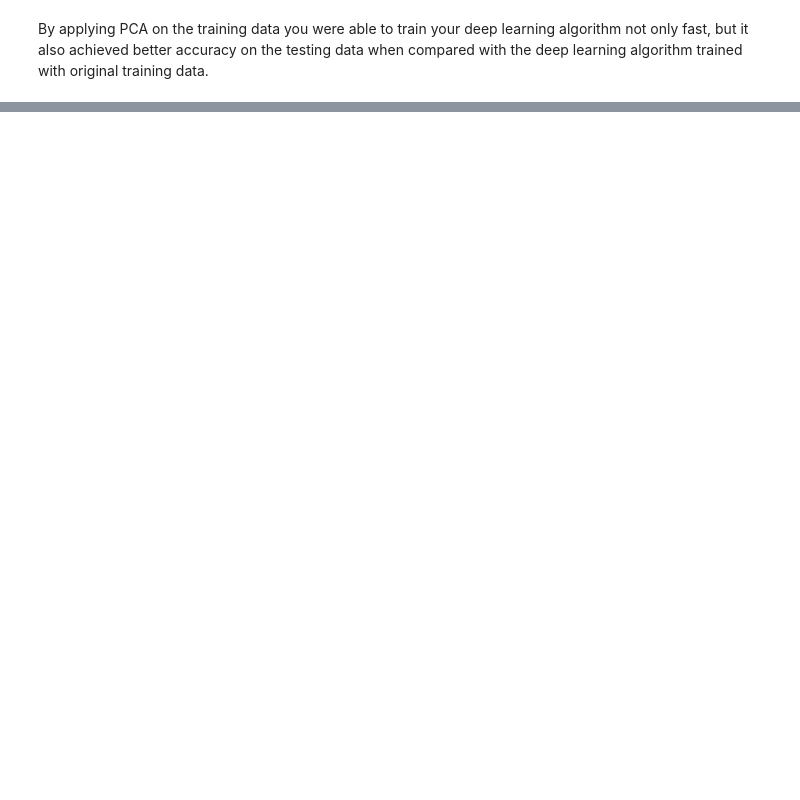
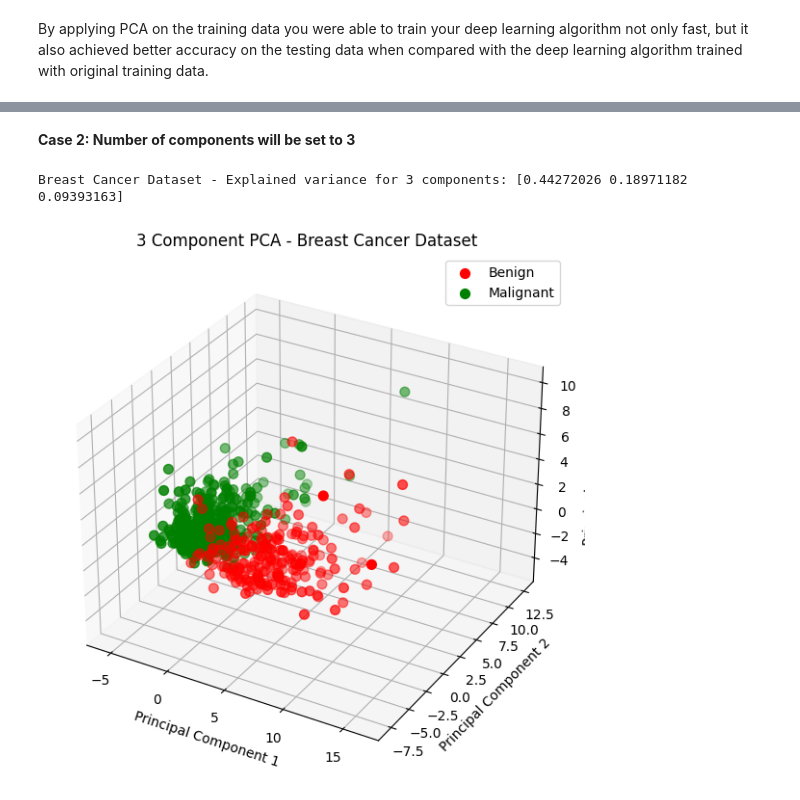
Before and after one commit to prosperjohn9/pca, a Jupyter notebook: Principal_Component_Analysis_(PCA).ipynb, the cells around one changed output, grey strips where cells are left out. Drawn from its saved outputs; the diff is of its cells as text; code cells hidden in the pictures; blank space fills up the shorter version.

```diff
--- a/Principal_Component_Analysis_(PCA).ipynb
+++ b/Principal_Component_Analysis_(PCA).ipynb
@@ -440,0 +559,32 @@ By applying PCA on the training data you were able to train your deep learning a
+# %% [markdown]
+**Case 2: Number of components will be set to 3**
+# %%
+# PCA with 3 components for the Breast Cancer dataset
+pca_breast_3 = PCA(n_components=3)
+principalComponents_breast_3 = pca_breast_3.fit_transform(x)
+explained_variance_breast_3 = pca_breast_3.explained_variance_ratio_
+print('Breast Cancer Dataset - Explained variance for 3 components:', explained_variance_breast_3)
+
+# Creating a DataFrame for 3D visualization
+principal_breast_Df_3 = pd.DataFrame(data = principalComponents_breast_3, columns = ['Principal Component 1', 'Principal Component 2', 'Principal Component 3'])
+principal_breast_Df_3['Target'] = breast.target
+
+# 3D Visualization
+fig = plt.figure(figsize=(10, 7))
+ax = fig.add_subplot(111, projection='3d')
+targets = [0, 1]  # Assuming 0 for benign, 1 for malignant
+colors = ['r', 'g']
+for target, color in zip(targets, colors):
+    indicesToKeep = principal_breast_Df_3['Target'] == target
+    ax.scatter(principal_breast_Df_3.loc[indicesToKeep, 'Principal Component 1'],
+               principal_breast_Df_3.loc[indicesToKeep, 'Principal Component 2'],
+               principal_breast_Df_3.loc[indicesToKeep, 'Principal Component 3'], c = color, s = 50)
+ax.set_xlabel('Principal Component 1')
+ax.set_ylabel('Principal Component 2')
+ax.set_zlabel('Principal Component 3')
+ax.legend(['Benign', 'Malignant'])
+ax.set_title('3 Component PCA - Breast Cancer Dataset')
+plt.show()
+# %% [output]
+Breast Cancer Dataset - Explained variance for 3 components: [0.44272026 0.18971182 0.09393163]
+[figure, added]
```
Also changed, not shown: parts of 54 cells of this notebook.
